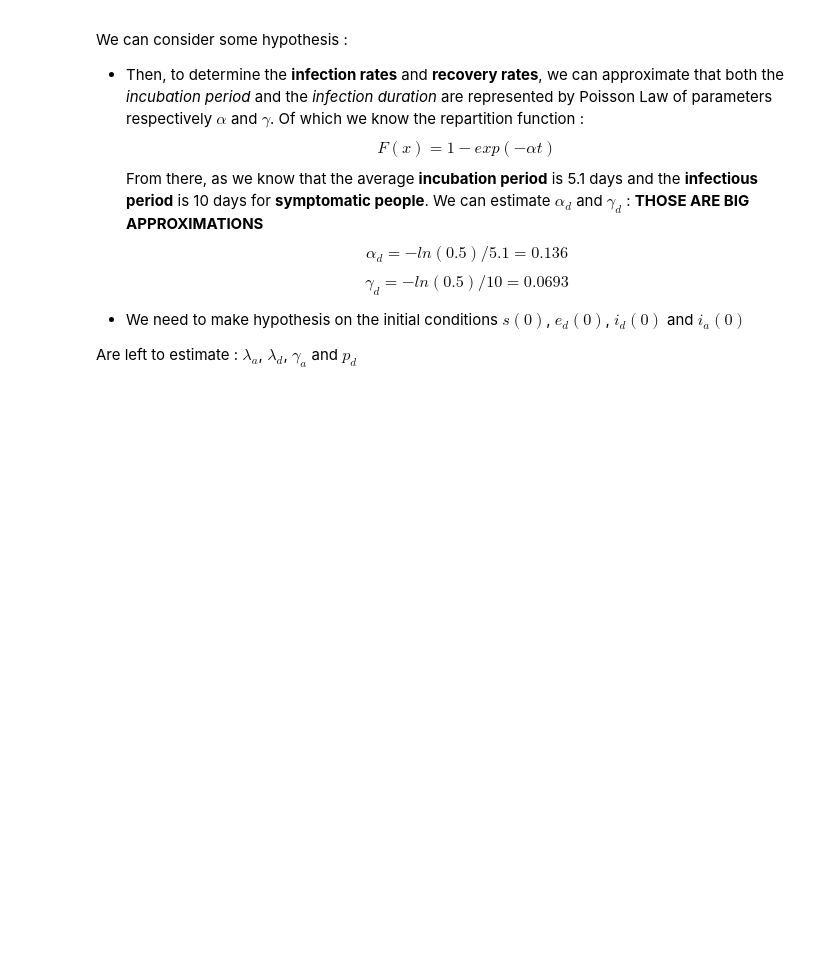
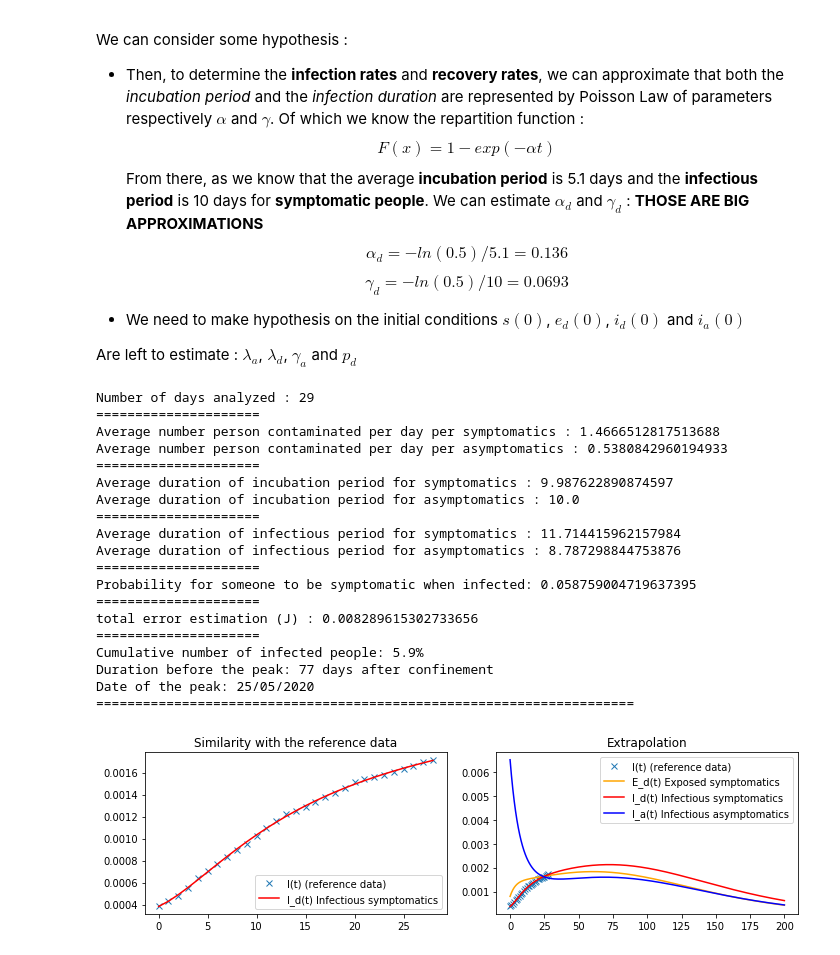
Before and after one commit to VirgileF/corona_models, a Jupyter notebook: Corona_analysis_G.ipynb, the cells around one changed output. Cells and saved outputs as stored; diff of their text form; code cells hidden in the pictures; blank space fills up the shorter version.

```diff
--- a/Corona_analysis_G.ipynb
+++ b/Corona_analysis_G.ipynb
@@ -414,10 +414,10 @@ def analyze_data_SEIA(I_ref, confinement_date, delay_days=10):
     # Bounds for parameters we need to fit
     l_a_bounds = (1e-2, 5)
     l_d_bounds = (1e-2, 5)
-    a_d = (1/20, 1) #between 1 and 20 days of average incubation period
-    a_a = (1/20, 1) #between 1 and 20 days of average incubation period
-    g_d = (1/30, 1) #between 1 and 30 days of average infectious period
-    g_a = (1/30, 1) #between 1 and 30 days of average infectious period
+    a_d = (1/10, 1) #between 1 and 20 days of average incubation period
+    a_a = (1/10, 1) #between 1 and 20 days of average incubation period
+    g_d = (1/20, 1) #between 1 and 30 days of average infectious period
+    g_a = (1/20, 1) #between 1 and 30 days of average infectious period
     p_d = (0.01, 0.5)
 
     bounds = [l_a_bounds, l_d_bounds, a_d, a_a, g_d, g_a, p_d]
@@ -441,6 +441,8 @@ def analyze_data_SEIA(I_ref, confinement_date, delay_days=10):
     l_a, l_d, a_d, a_a, g_d, g_a, p_d = \
         best_results['x'][0], best_results['x'][1], best_results['x'][2], best_results['x'][3], best_results['x'][4], best_results['x'][5], best_results['x'][6]
 
+    # a_d = a_a
+    # g_d = g_a
     print('=====================')
     print("Average number person contaminated per day per symptomatics : {}".format(l_d))
     print("Average number person contaminated per day per asymptomatics : {}".format(l_a))
@@ -495,3 +497,29 @@ def analyze_country_SEIA(country, province_list=[], delay_days=10):
     I_ravel = [nb / country_pop[country_province] for nb in np.array(I)[0]]
     print("Number of days analyzed : {}".format(len(I_ravel)))
     analyze_data_SEIA(I_ravel, confinement_date[country_province], delay_days)
+# %%
+delay_days = 5
+country = 'Italy'
+province_list = []
+analyze_country_SEIA(country, province_list, delay_days)
+# %% [output]
+Number of days analyzed : 29
+=====================
+Average number person contaminated per day per symptomatics : 1.4666512817513688
+Average number person contaminated per day per asymptomatics : 0.5380842960194933
+=====================
+Average duration of incubation period for symptomatics : 9.987622890874597
+Average duration of incubation period for asymptomatics : 10.0
+=====================
+Average duration of infectious period for symptomatics : 11.714415962157984
+Average duration of infectious period for asymptomatics : 8.787298844753876
+=====================
+Probability for someone to be symptomatic when infected: 0.058759004719637395
+=====================
+total error estimation (J) : 0.008289615302733656
+=====================
+Cumulative number of infected people: 5.9%
+Duration before the peak: 77 days after confinement
+Date of the peak: 25/05/2020
+=====================================================================
+[figure, added]
```
Also changed, not shown: parts of 6 cells of this notebook, 1 other file.
